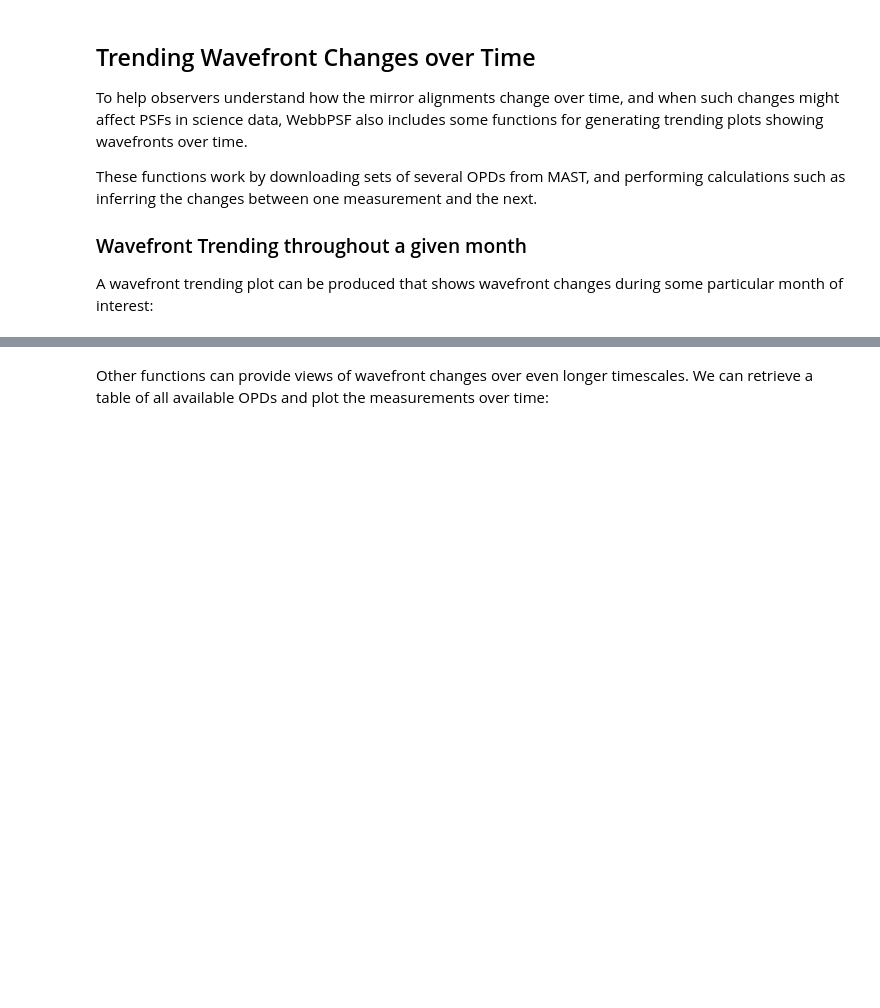
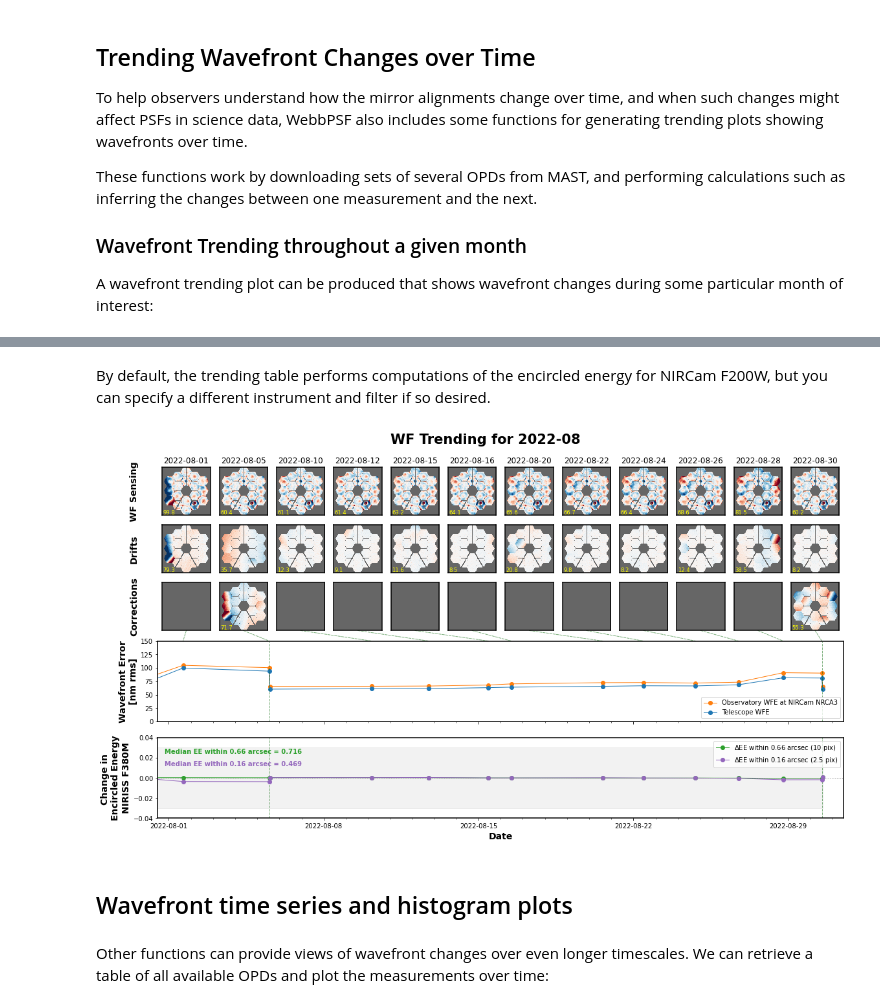
Before and after one commit to spacetelescope/webbpsf, a Jupyter notebook: docs/jwst_measured_opds.ipynb, the cells around one changed output, grey strips where cells are left out. Cells and saved outputs as stored; diff of their text form; code cells hidden in the pictures; blank space fills up the shorter version.

```diff
--- a/docs/jwst_measured_opds.ipynb
+++ b/docs/jwst_measured_opds.ipynb
@@ -122,3 +136,11 @@ In the above plot for 2022 July, we can see that the wavefront was generally sta
+# %% [markdown]
+By default, the trending table performs computations of the encircled energy for NIRCam F200W, but you can specify a different instrument and filter if so desired.
+# %%
+webbpsf.trending.monthly_trending_plot(2022, 8, verbose=False, instrument='NIRISS', filter='F380M');
+# %% [output]
+[figure, added]
+# %% [markdown]
+## Wavefront time series and histogram plots
 # %% [markdown]
 Other functions can provide views of wavefront changes over even longer timescales. We can retrieve a table of all available OPDs and plot the measurements over time:
 # %%
```
Also changed, not shown: parts of 17 cells of this notebook, 2 other files.
